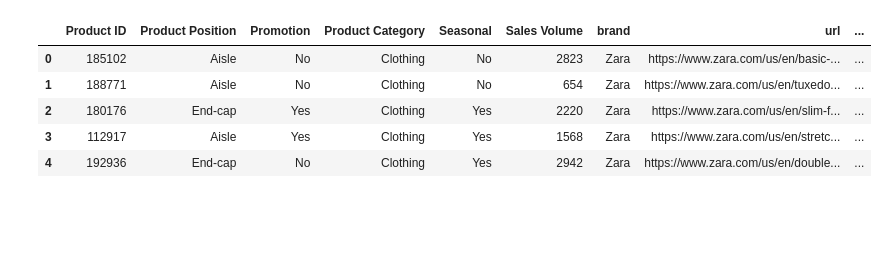
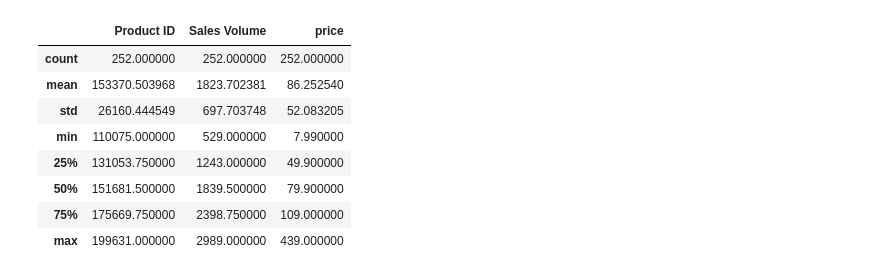
Before and after one commit to fazia92/ZARA_product_sales, a Jupyter notebook: EDA.ipynb, the cells around one changed output. Drawn from its saved outputs; the diff is of its cells as text; code cells hidden in the pictures; blank space fills up the shorter version.

```diff
--- a/EDA.ipynb
+++ b/EDA.ipynb
@@ -8,12 +10,16 @@ df_sales = pd.read_csv("zara.csv", sep=';', encoding="utf-8")
 # %%
 df_sales.shape
 #df_sales.info
 df_sales.head(5)
+df_sales.describe()
 # %% [output]
-|  | Product ID | Product Position | Promotion | Product Category | Seasonal | Sales Volume | brand | url | ... |
-| 0 | 185102 | Aisle | No | Clothing | No | 2823 | Zara | https://www.zara.com/us/en/basic-... | ... |
-| 1 | 188771 | Aisle | No | Clothing | No | 654 | Zara | https://www.zara.com/us/en/tuxedo... | ... |
-| 2 | 180176 | End-cap | Yes | Clothing | Yes | 2220 | Zara | https://www.zara.com/us/en/slim-f... | ... |
-| 3 | 112917 | Aisle | Yes | Clothing | Yes | 1568 | Zara | https://www.zara.com/us/en/stretc... | ... |
-| 4 | 192936 | End-cap | No | Clothing | Yes | 2942 | Zara | https://www.zara.com/us/en/double... | ... |
+|  | Product ID | Sales Volume | price |
+| count | 252.000000 | 252.000000 | 252.000000 |
+| mean | 153370.503968 | 1823.702381 | 86.252540 |
+| std | 26160.444549 | 697.703748 | 52.083205 |
+| min | 110075.000000 | 529.000000 | 7.990000 |
+| 25% | 131053.750000 | 1243.000000 | 49.900000 |
+| 50% | 151681.500000 | 1839.500000 | 79.900000 |
+| 75% | 175669.750000 | 2398.750000 | 109.000000 |
+| max | 199631.000000 | 2989.000000 | 439.000000 |
 # %%
```
Also changed, not shown: parts of 22 cells of this notebook, 1 other file.
